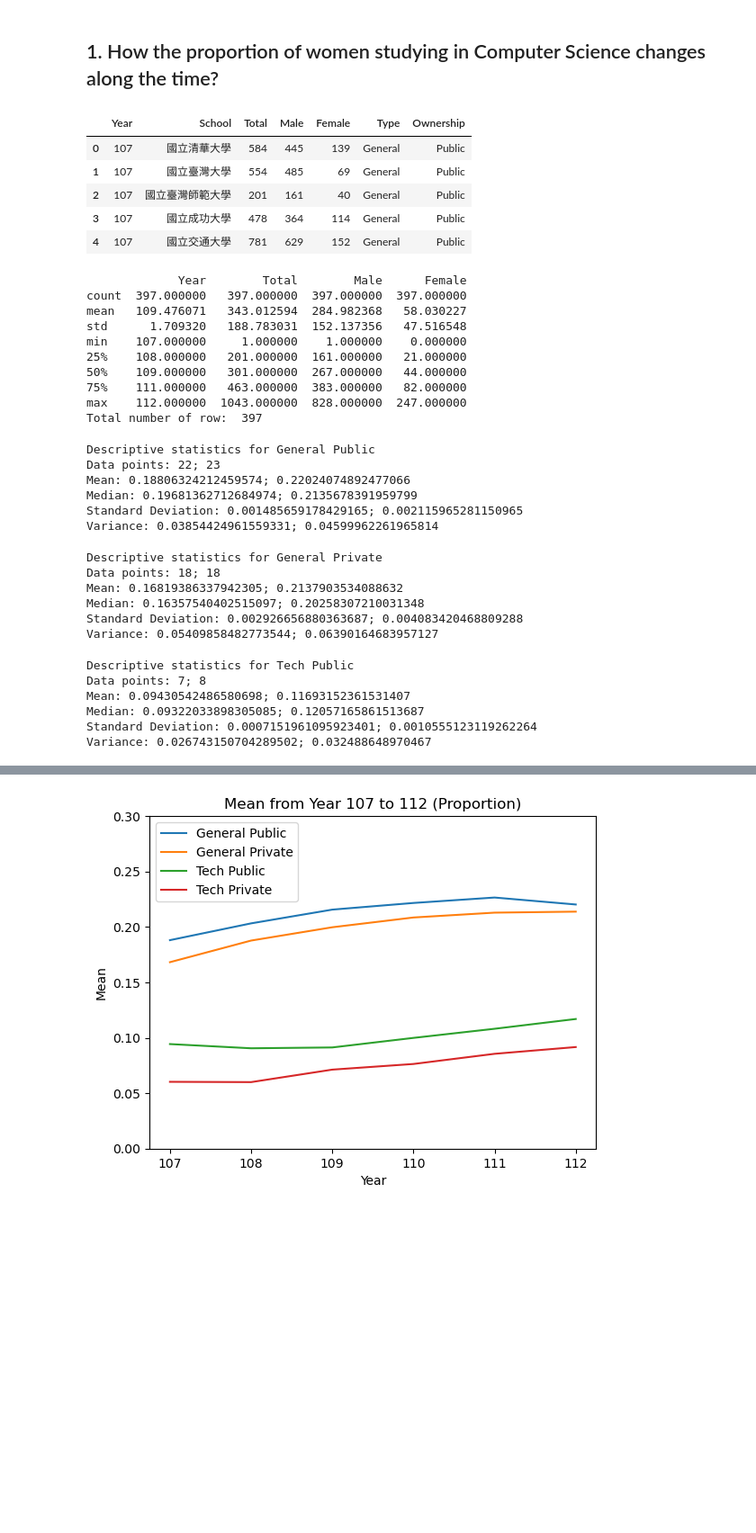
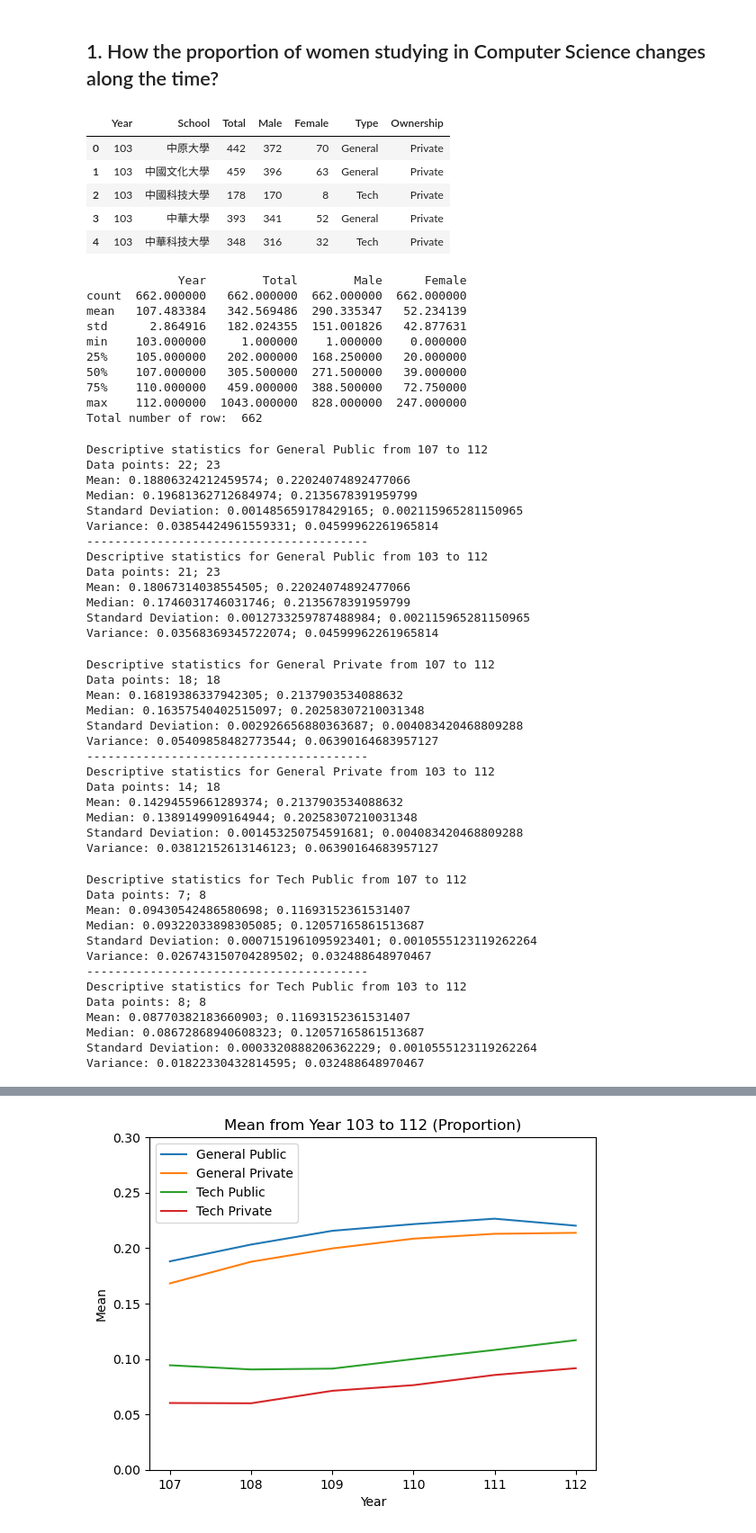
Before and after one commit to YiHsiu7893/Statistics_Final, a Jupyter notebook: Descriptive.ipynb, the cells around one changed output, grey strips where cells are left out. Shown at 90% size. Cells and saved outputs as stored; diff of their text form; code cells hidden in the pictures; blank space fills up the shorter version.

```diff
--- a/Descriptive.ipynb
+++ b/Descriptive.ipynb
@@ -90,29 +145,29 @@ def analyze(df, title, type):
 # %% [markdown]
 ## 1. How the proportion of women studying in Computer Science changes along the time?
 # %%
-csdf = pd.read_csv('data/cs_students.csv')
+csdf = pd.read_csv('data/data/cs_students(10).csv')
 csdf.head()
 # %% [output]
 |  | Year | School | Total | Male | Female | Type | Ownership |
-| 0 | 107 | 國立清華大學 | 584 | 445 | 139 | General | Public |
-| 1 | 107 | 國立臺灣大學 | 554 | 485 | 69 | General | Public |
-| 2 | 107 | 國立臺灣師範大學 | 201 | 161 | 40 | General | Public |
-| 3 | 107 | 國立成功大學 | 478 | 364 | 114 | General | Public |
-| 4 | 107 | 國立交通大學 | 781 | 629 | 152 | General | Public |
+| 0 | 103 | 中原大學 | 442 | 372 | 70 | General | Private |
+| 1 | 103 | 中國文化大學 | 459 | 396 | 63 | General | Private |
+| 2 | 103 | 中國科技大學 | 178 | 170 | 8 | Tech | Private |
+| 3 | 103 | 中華大學 | 393 | 341 | 52 | General | Private |
+| 4 | 103 | 中華科技大學 | 348 | 316 | 32 | Tech | Private |
 # %%
 print(csdf.describe())
 print("Total number of row: ", len(csdf))
 # %% [output]
              Year        Total        Male      Female
-count  397.000000   397.000000  397.000000  397.000000
-mean   109.476071   343.012594  284.982368   58.030227
-std      1.709320   188.783031  152.137356   47.516548
-min    107.000000     1.000000    1.000000    0.000000
-25%    108.000000   201.000000  161.000000   21.000000
-50%    109.000000   301.000000  267.000000   44.000000
-75%    111.000000   463.000000  383.000000   82.000000
+count  662.000000   662.000000  662.000000  662.000000
+mean   107.483384   342.569486  290.335347   52.234139
+std      2.864916   182.024355  151.001826   42.877631
+min    103.000000     1.000000    1.000000    0.000000
+25%    105.000000   202.000000  168.250000   20.000000
+50%    107.000000   305.500000  271.500000   39.000000
+75%    110.000000   459.000000  388.500000   72.750000
 max    112.000000  1043.000000  828.000000  247.000000
-Total number of row:  397
+Total number of row:  662
 # %%
 # 4 categories: (General, Public), (General, Private), (Tech, Public), (Tech, Private)
 GenPub = csdf[(csdf['Type'] == 'General') & (csdf['Ownership'] == "Public")]
@@ -121,33 +176,60 @@ TecPub = csdf[(csdf['Type'] == 'Tech') & (csdf['Ownership'] == "Public")]
 TecPri = csdf[(csdf['Type'] == 'Tech') & (csdf['Ownership'] == "Private")]
 # %%
 # General Public
-GenPub_means, GenPub_medians = analyze(GenPub, "General Public", "proportion")
+GenPub_means_6, GenPub_medians_6 = analyze_6(GenPub, "General Public", "proportion")
+print("----------------------------------------")
+GenPub_means_10, GenPub_medians_10 = analyze_10(GenPub, "General Public", "proportion")
 # %% [output]
-Descriptive statistics for General Public
+Descriptive statistics for General Public from 107 to 112
 Data points: 22; 23
 Mean: 0.18806324212459574; 0.22024074892477066
 Median: 0.19681362712684974; 0.2135678391959799
 Standard Deviation: 0.001485659178429165; 0.002115965281150965
 Variance: 0.03854424961559331; 0.04599962261965814
+----------------------------------------
+Descriptive statistics for General Public from 103 to 112
+Data points: 21; 23
+Mean: 0.18067314038554505; 0.22024074892477066
+Median: 0.1746031746031746; 0.2135678391959799
+Standard Deviation: 0.0012733259787488984; 0.002115965281150965
+Variance: 0.03568369345722074; 0.04599962261965814
 # %%
 # General Private
-GenPri_means, GenPri_medians = analyze(GenPri, "General Private", "proportion")
+GenPri_means_6, GenPri_medians_6 = analyze_6(GenPri, "General Private", "proportion")
+print("----------------------------------------")
+GenPri_means_10, GenPri_medians_10 = analyze_10(GenPri, "General Private", "proportion")
 # %% [output]
-Descriptive statistics for General Private
+Descriptive statistics for General Private from 107 to 112
 Data points: 18; 18
 Mean: 0.16819386337942305; 0.2137903534088632
 Median: 0.16357540402515097; 0.20258307210031348
 Standard Deviation: 0.002926656880363687; 0.004083420468809288
 Variance: 0.05409858482773544; 0.06390164683957127
+----------------------------------------
+Descriptive statistics for General Private from 103 to 112
+Data points: 14; 18
+Mean: 0.14294559661289374; 0.2137903534088632
+Median: 0.1389149909164944; 0.20258307210031348
+Standard Deviation: 0.001453250754591681; 0.004083420468809288
+Variance: 0.03812152613146123; 0.06390164683957127
 # %%
 # Tech Public
-TecPub_means, TecPub_medians = analyze(TecPub, "Tech Public", "proportion")
+TecPub_means_6, TecPub_medians_6 = analyze_6(TecPub, "Tech Public", "proportion")
+print("----------------------------------------")
+TecPub_means_10, TecPub_medians_10 = analyze_10(TecPub, "Tech Public", "proportion")
 # %% [output]
-Descriptive statistics for Tech Public
+Descriptive statistics for Tech Public from 107 to 112
 Data points: 7; 8
 Mean: 0.09430542486580698; 0.11693152361531407
 Median: 0.09322033898305085; 0.12057165861513687
 Standard Deviation: 0.0007151961095923401; 0.0010555123119262264
 Variance: 0.026743150704289502; 0.032488648970467
+----------------------------------------
+Descriptive statistics for Tech Public from 103 to 112
+Data points: 8; 8
+Mean: 0.08770382183660903; 0.11693152361531407
+Median: 0.08672868940608323; 0.12057165861513687
+Standard Deviation: 0.0003320888206362229; 0.0010555123119262264
+Variance: 0.01822330432814595; 0.032488648970467
 # %%
 # Tech Private
```
Also changed, not shown: parts of 15 cells of this notebook, 4 other files.
